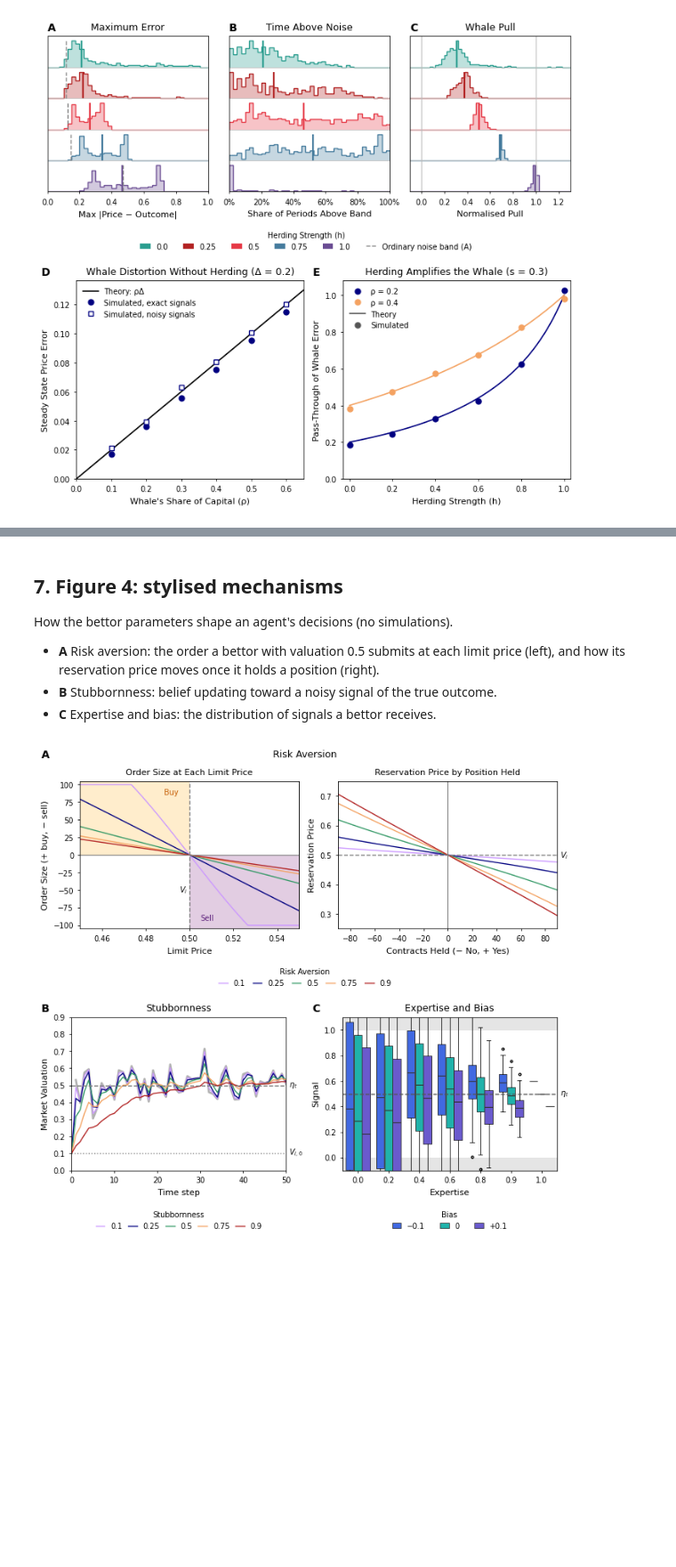
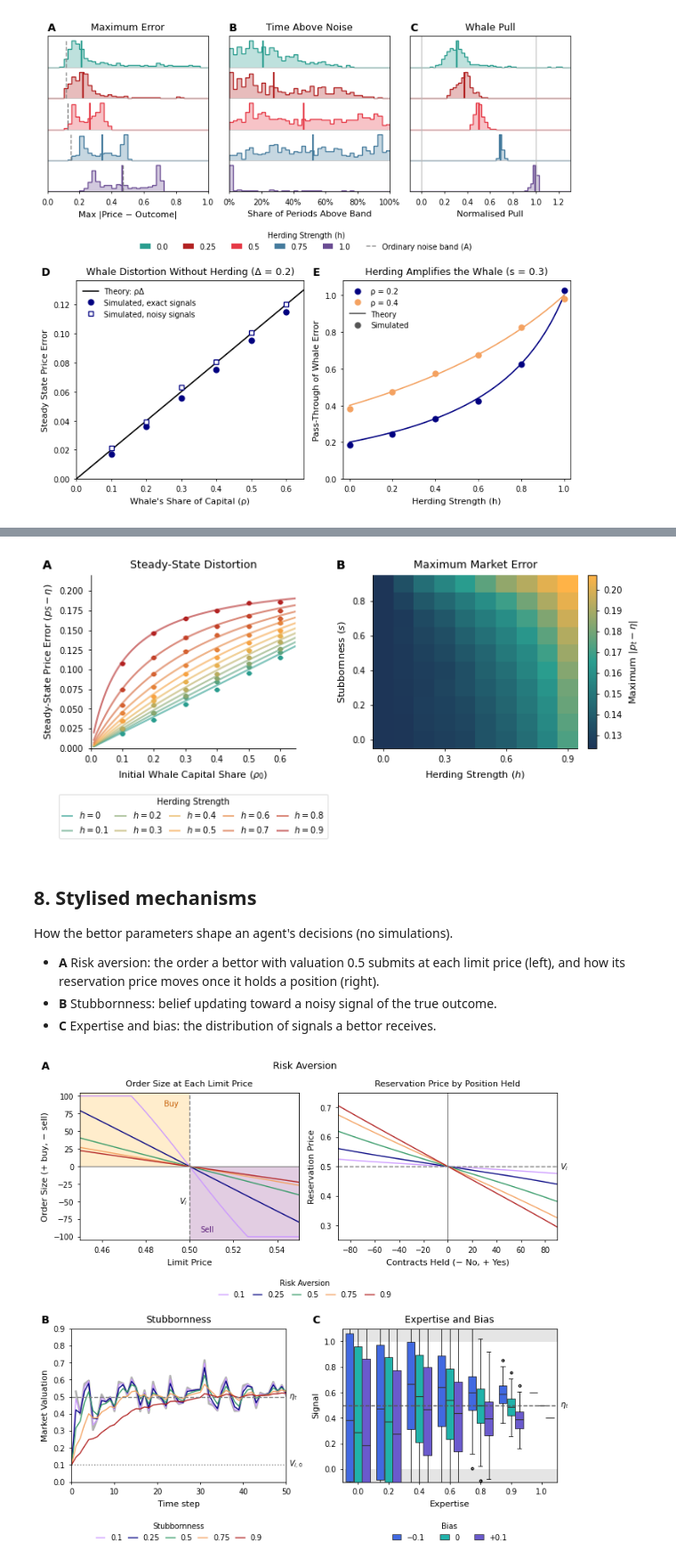
Before and after one commit to ebbam/power_prediction_clob, a Jupyter notebook: manuscript_figures.ipynb, the cells around one changed output, grey strips where cells are left out. Shown at 89% size. Cells and saved outputs as stored; diff of their text form; code cells hidden in the pictures; blank space fills up the shorter version.

```diff
--- a/manuscript_figures.ipynb
+++ b/manuscript_figures.ipynb
@@ -107,6 +108,9 @@ valuation_paths = pf.load_valuations(RERUN)                   # E: whale valuati
 herding = pf.load_herding(RERUN)                              # A-C: herding strength h
 herding_theory = pf.load_herding(RERUN, theory=True)          # A-C under the theory's assumptions
 theory_a, theory_b = pf.load_theory_checks()                  # D-E: theory_checks/figdata_AB.json
+
+# Figure 4
+whale_herding = pf.load_whale_herding(RERUN)                  # A-B: whale against herding (~1.5 h to rerun)
 # %% [markdown]
 ## 4. Figure 1: the market without a whale
 
@@ -270,5 +284,17 @@ figure3(herding_theory, "figure3b_theory")
+# %%
+figure, (ax_a, ax_b) = plt.subplots(1, 2, figsize=(style.PAGE_WIDTH, 3.3), layout="constrained")
+pf.plot_steady_state_distortion(whale_herding, ax_a)
+ax_a.legend(title="Herding Strength", loc="upper center", bbox_to_anchor=(0.5, -0.24), ncols=5,
+            handlelength=1.2, columnspacing=0.8)
+pf.plot_max_error_map(whale_herding, ax_b, figure)
+for ax in (ax_a, ax_b):
+    ax.spines[["top", "right"]].set_visible(False)
+style.label_panels(((ax_a, "A"), (ax_b, "B")))
+pf.save(figure, "figure4_whale_herding")
+# %% [output]
+[figure, added]
 # %% [markdown]
-## 7. Figure 4: stylised mechanisms
+## 8. Stylised mechanisms
 
 How the bettor parameters shape an agent's decisions (no simulations).
 
```
Also changed, not shown: parts of 5 cells of this notebook, 6 other files.
